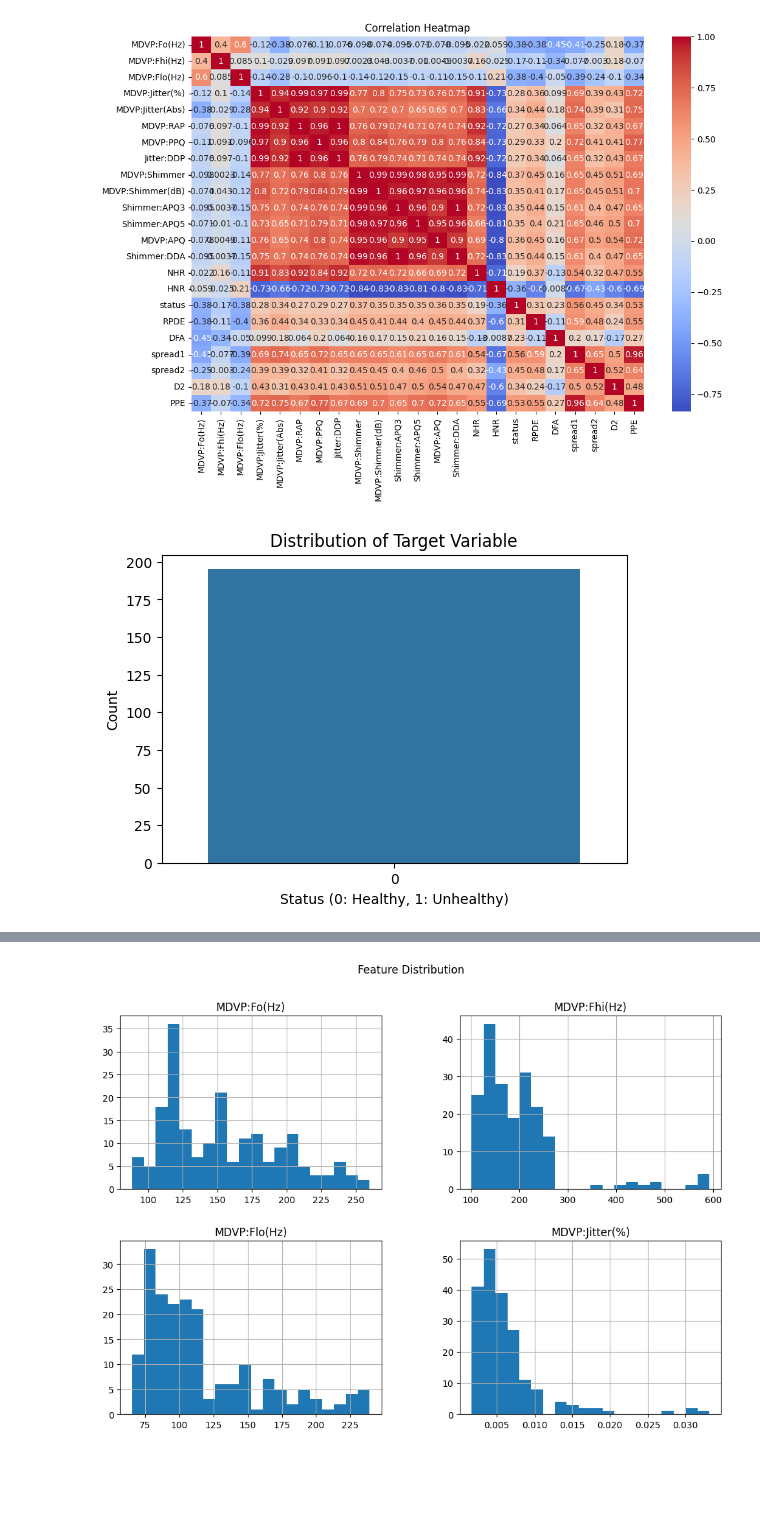
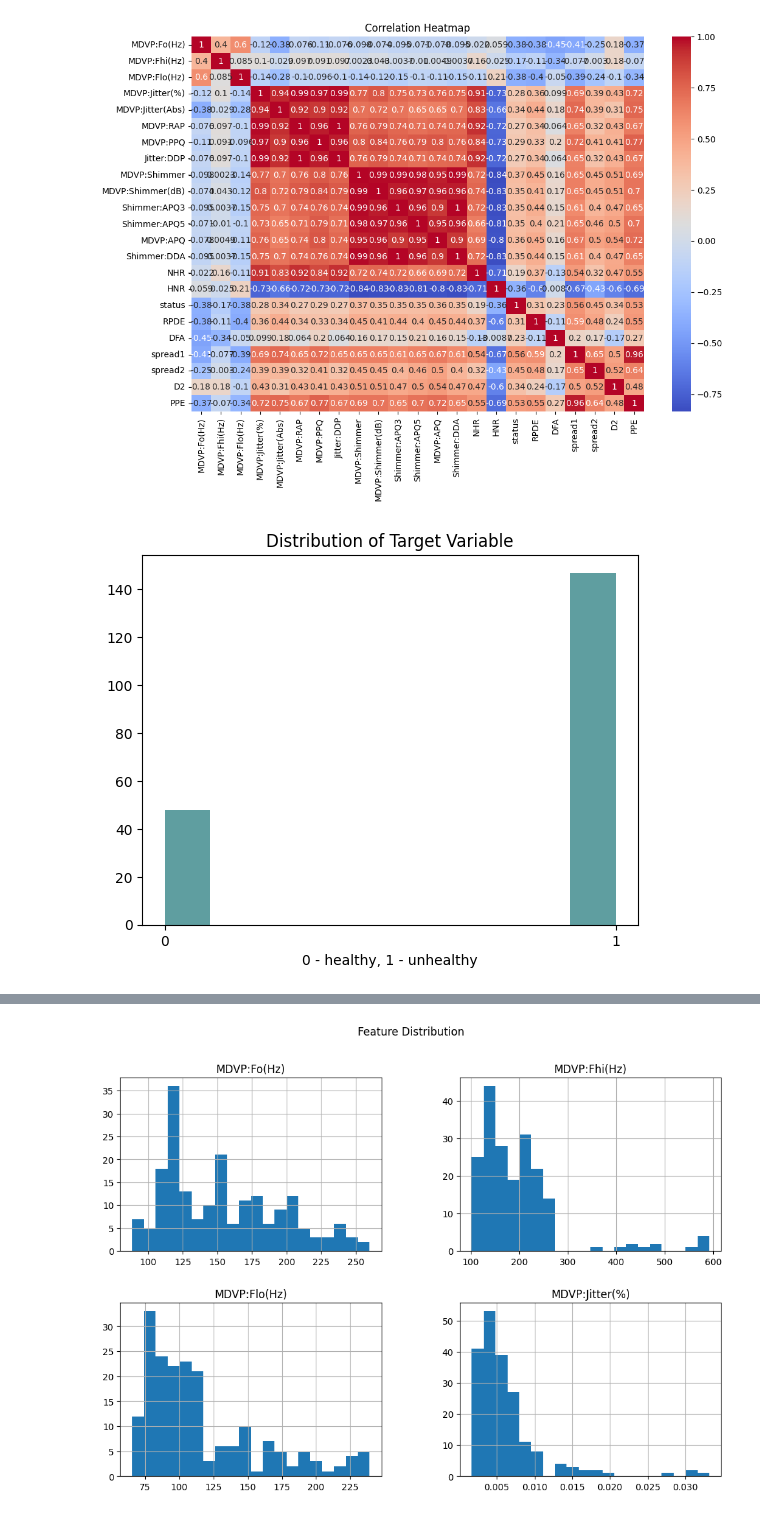
Before and after one commit to nikolamicic/Machine-Learning-Project-Parkinson-Desease-Prediction, a Jupyter notebook: jupyter-notebooks/02_data_visualization.ipynb, the cells around one changed output, grey strips where cells are left out. Cells and saved outputs as stored; diff of their text form; code cells hidden in the pictures; blank space fills up the shorter version.

Commit message:
Sredjeni kodovi, dodate nove informacije o dataset-u, nove vizualizacije.

```diff
--- a/jupyter-notebooks/02_data_visualization.ipynb
+++ b/jupyter-notebooks/02_data_visualization.ipynb
@@ -34,19 +34,16 @@ plt.title("Correlation Heatmap")
 plt.show()
 # %% [output]
 [figure]
-# %%
-# Distribution of target variable 'status'
-plt.figure(figsize=(6, 4))
-sns.countplot(data['status'])
-plt.title("Distribution of Target Variable")
-plt.xlabel("Status (0: Healthy, 1: Unhealthy)")
-plt.ylabel("Count")
-plt.show()
-
-# The resulting countplot provides a visual representation of how many individuals are classified as
-# healthy (status=0) and how many are classified as unhealthy (status=1) in your dataset.
-# The x-axis shows the different status categories, and the height of each bar represents the count of
-# occurrences for each category. This type of plot is particularly useful for understanding the class
-# distribution in classification tasks.
-# %% [output]
-[figure, removed]
+# %%
+plt.title('Distribution of Target Variable')
+plt.xticks([0,1])
+plt.xlabel('0 - healthy, 1 - unhealthy')
+plt.hist([data['status']], color=['cadetblue'])
+plt.show()
+# The result provides a visual representation of how many individuals are classified as
+# healthy (status=0) and how many are classified as unhealthy (status=1) in your dataset.
+# The x-axis shows the different status categories, and the height of each bar represents the count of
+# occurrences for each category. This type of plot is particularly useful for understanding the class
+# distribution in classification tasks.
+# %% [output]
+[figure, added]
```
Also changed, not shown: parts of 2 cells of this notebook, 1 other file.
